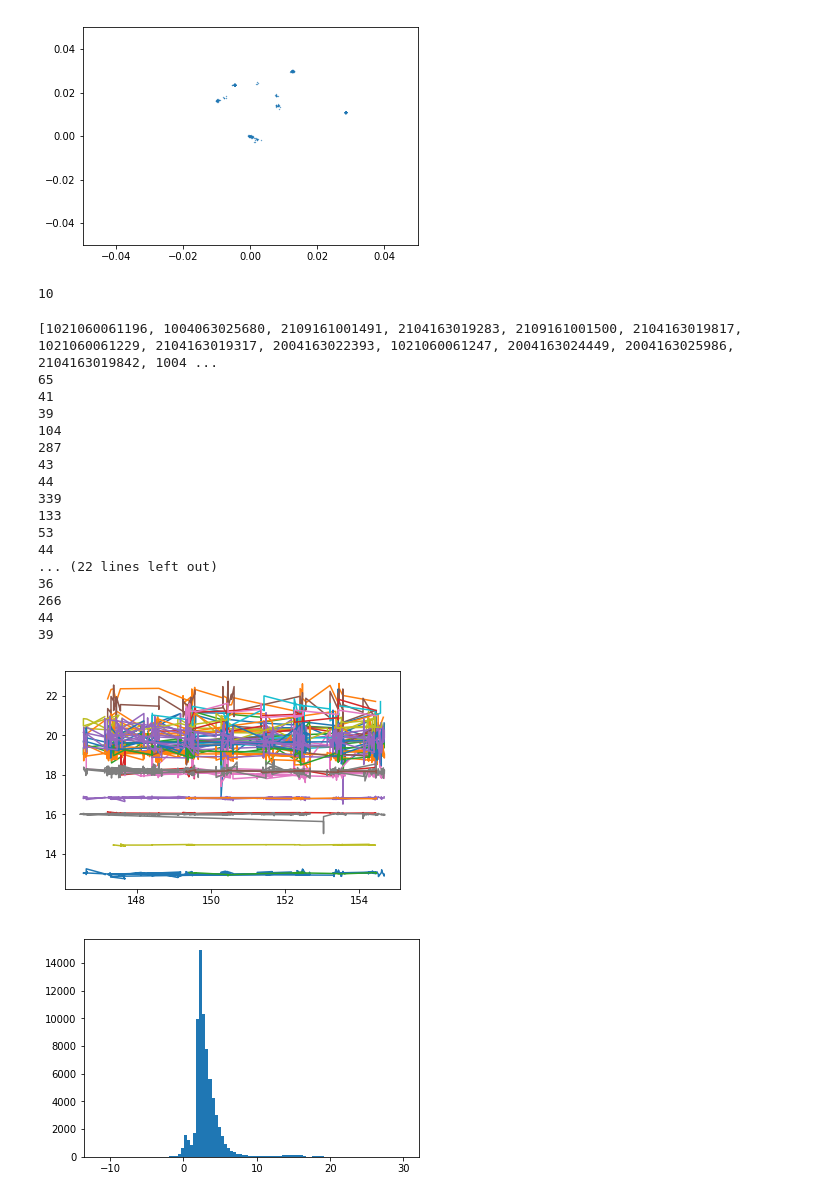
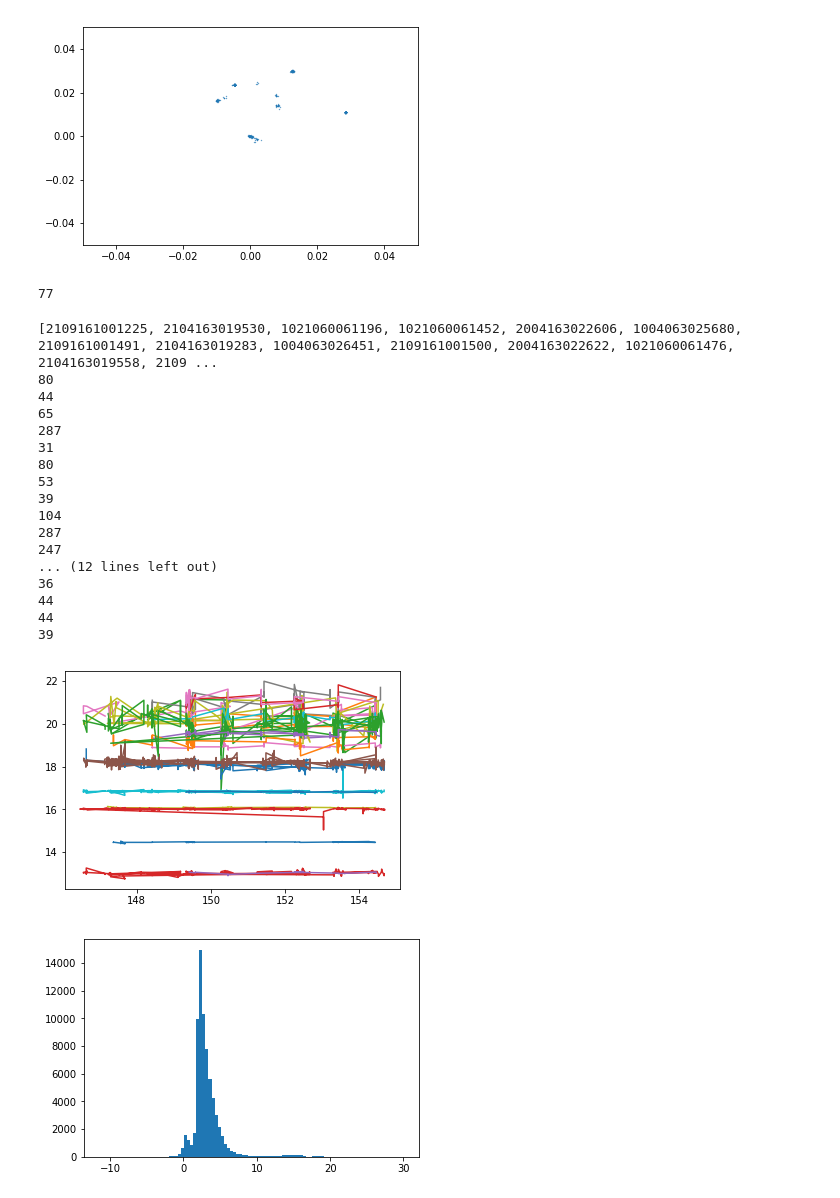
Before and after one commit to MachineLearningUniandes/MANTRA, a Jupyter notebook: nb-explore/explore_orphan.ipynb, the cells around one changed output. Cells and saved outputs as stored; diff of their text form; code cells hidden in the pictures.

```diff
--- a/nb-explore/explore_orphan.ipynb
+++ b/nb-explore/explore_orphan.ipynb
@@ -54,37 +54,37 @@ plt.ylim(-0.05, 0.05)
 # %% [output]
 (-0.05, 0.05)
 [figure]
-# %%
-len(set(data[data['Blend']==1]['ID']))
-# %% [output]
-10
+# %%
+print(len(set(data['ID']) - set(data[data['Blend']==1]['ID'])))
+IDs =  list(set(data['ID']) - set(data[data['Blend']==1]['ID']))
+# %% [output]
+77
 # %%
-IDs = list(set(data['ID']))
 print(IDs)
 for i in IDs:
     l = len((data[data['ID']==i]['MJD']))
     if l > 30:
         plt.plot(data[data['ID']==i]['MJD']/365.0, data[data['ID']==i]['Mag'])
         print(len((data[data['ID']==i]['MJD'])))
 # %% [output]
-[1021060061196, 1004063025680, 2109161001491, 2104163019283, 2109161001500, 2104163019817, 1021060061229, 2104163019317, 2004163022393, 1021060061247, 2004163024449, 2004163025986, 2104163019842, 1004 ...
+[2109161001225, 2104163019530, 1021060061196, 1021060061452, 2004163022606, 1004063025680, 2109161001491, 2104163019283, 1004063026451, 2109161001500, 2004163022622, 1021060061476, 2104163019558, 2109 ...
+80
+44
 65
-41
+287
+31
+80
+53
 39
 104
 287
-43
+247
+... (12 lines left out)
+36
 44
-339
-133
-53
-44
-... (22 lines left out)
-36
-266
 44
 39
-[figure, old version]
+[figure, new version]
 # %%
 _=plt.hist(FWHM, bins=100)
 # %% [output]
```
Also changed, not shown: 6 other files.
